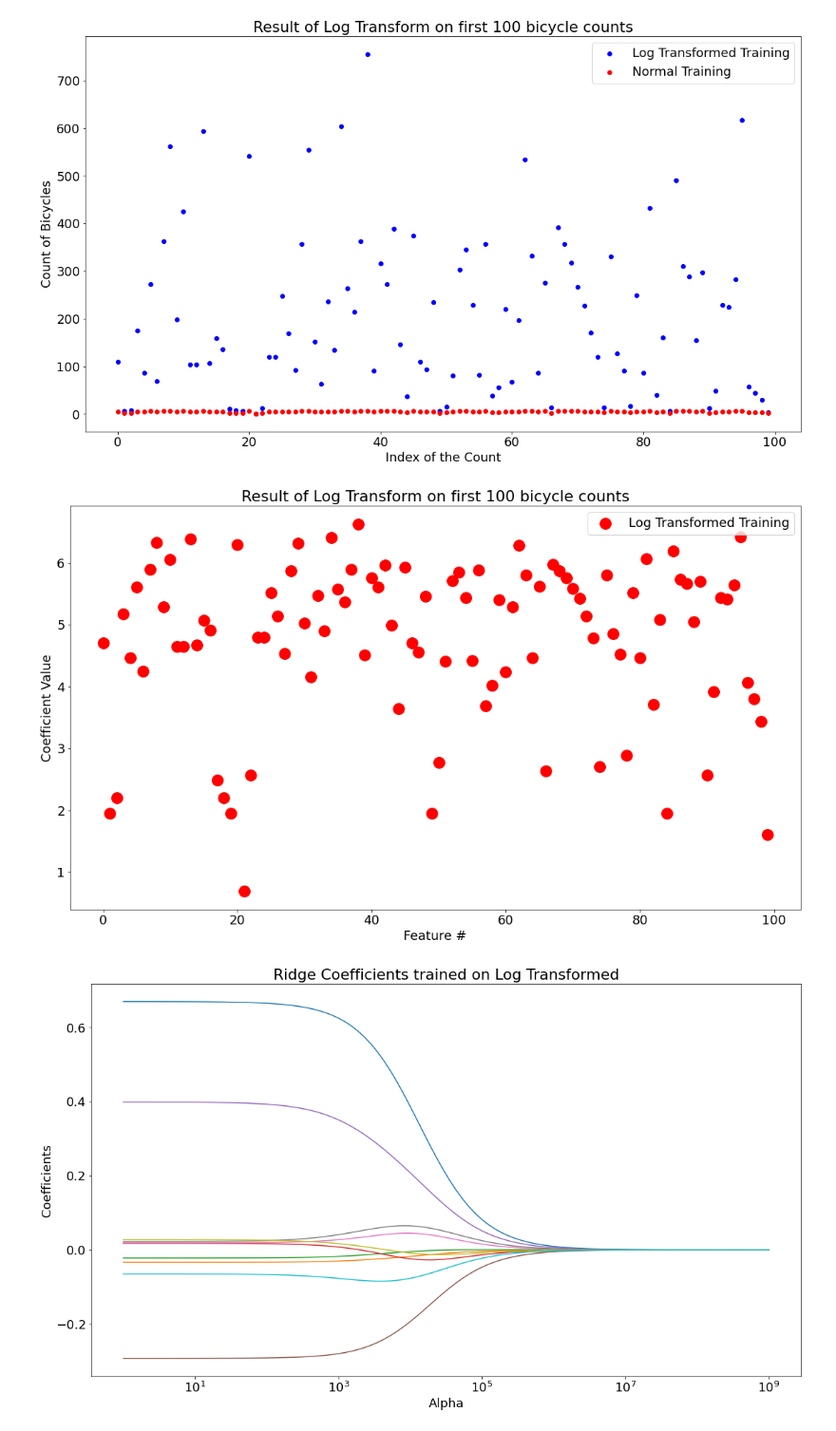
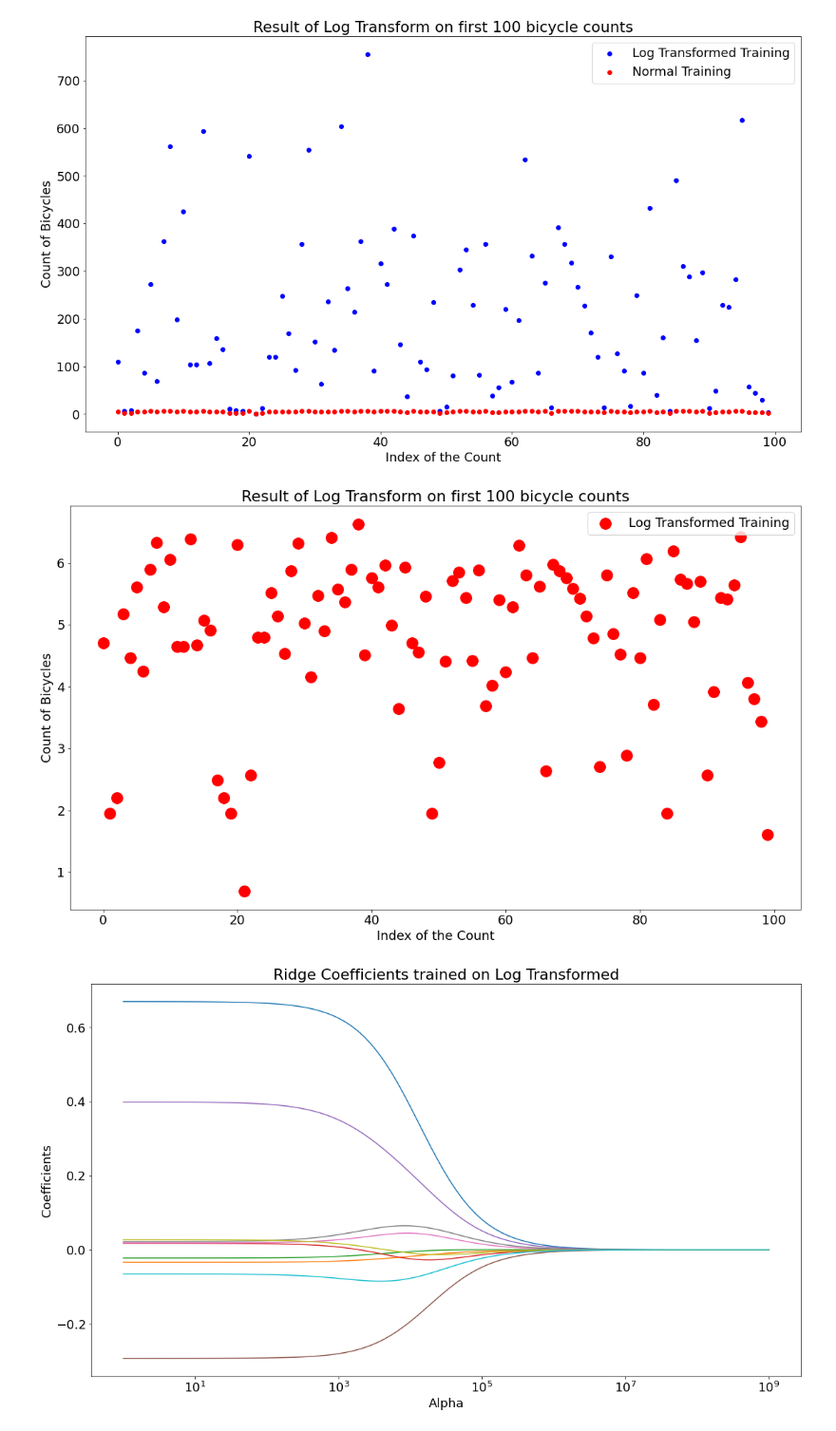
Before and after one commit to NathanHergenreter/CS574_BikeSharing, a Jupyter notebook: ridge.ipynb, the cells around one changed output. Shown at 95% size. Drawn from its saved outputs; the diff is of its cells as text; code cells hidden in the pictures.

```diff
--- a/ridge.ipynb
+++ b/ridge.ipynb
@@ -80,22 +80,22 @@ plt.show()
 # %%
 plt.figure()
 xvalues = []
 i = 0
 for a in range(0, 100):
     xvalues.append(a)
     i = i+1
 
 plt.scatter(xvalues,y_train_log[:100],s=250,color="red", label="Log Transformed Training")
 ax = plt.gca()
 plt.gcf().set_size_inches(18.5, 10.5)
 
 ax.legend(("Log Transformed Training", "Normal Training"))
-plt.xlabel('Feature #')
-plt.ylabel('Coefficient Value');
+plt.xlabel('Index of the Count')
+plt.ylabel('Count of Bicycles')
 plt.title('Result of Log Transform on first 100 bicycle counts')
 plt.show()
 # %% [output]
-[figure, old version]
+[figure, new version]
 # %%
 # This function uses the log of the count values, this will enable us to calculate the RMSLE
 # The worry here being that the MSE is now artificially low as the variance will decrease because of
```
Also changed, not shown: 2 other files.
